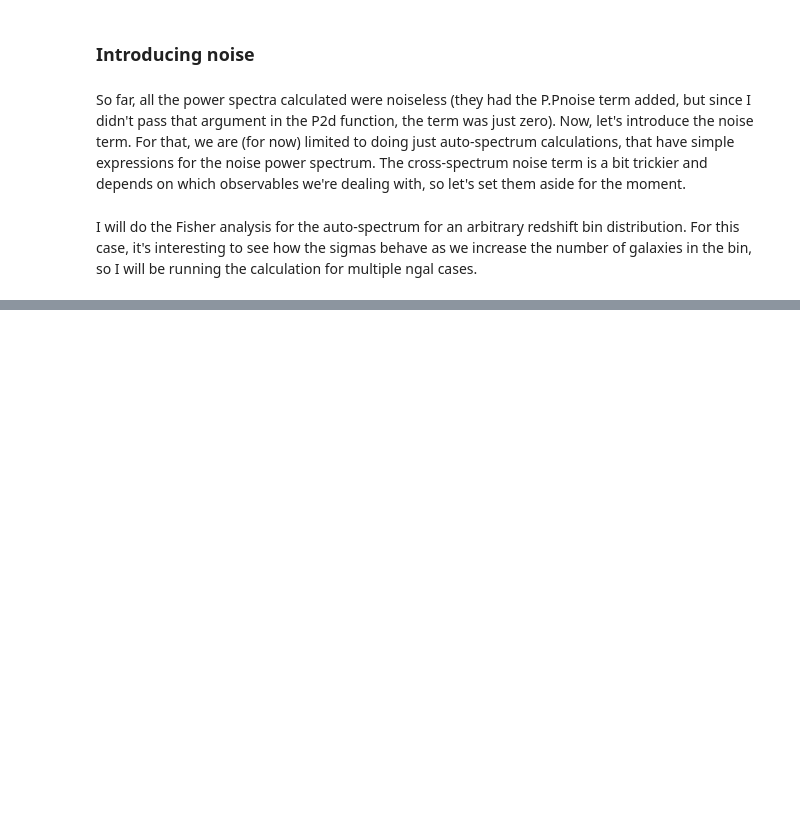
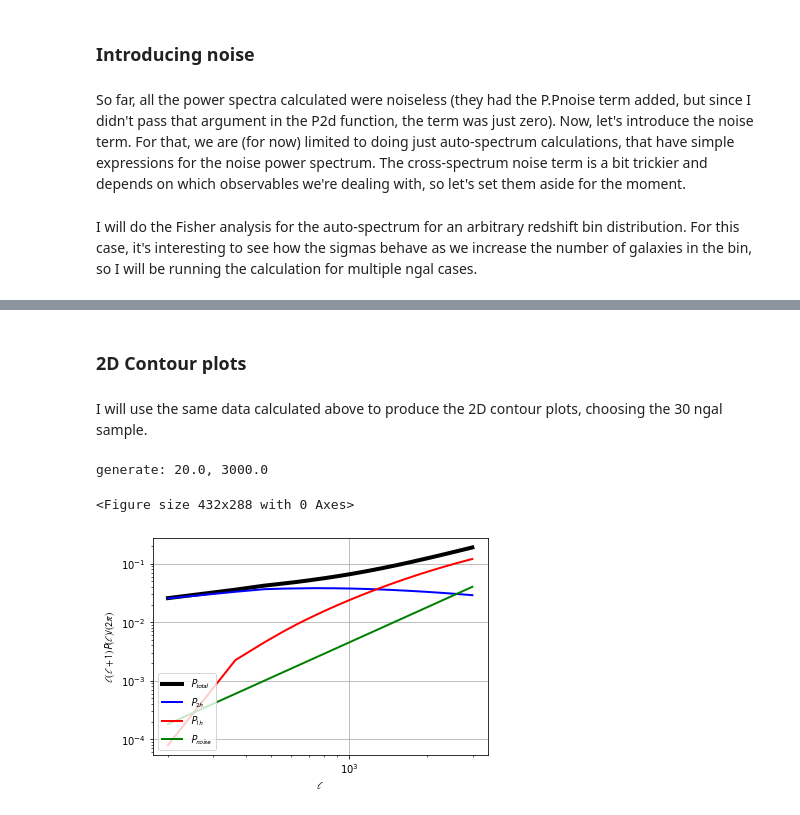
Before and after one commit to AnaCarolinaSOliveira/cross-LIM, a Jupyter notebook: test_Fisher.ipynb, the cells around one changed output, grey strips where cells are left out. Cells and saved outputs as stored; diff of their text form; code cells hidden in the pictures; blank space fills up the shorter version.

```diff
--- a/test_Fisher.ipynb
+++ b/test_Fisher.ipynb
@@ -501,0 +508,23 @@ plt.savefig('/Users/anacarolinaoliveira/Downloads/ngal_check.pdf')
+# %% [markdown]
+### 2D Contour plots
+# %% [markdown]
+I will use the same data calculated above to produce the 2D contour plots, choosing the 30 ngal sample.
+# %%
+import pygtc
+
+params_label = [r'$\Omega_b$', r'$\Omega_{cdm}$', r'$A_s/A_s^{fid}$', r'$n_s$']
+mus=[0.0493, 0.267, 2.3e-9, 0.9624]
+
+# taking a look at the power spectrum we're using for the contour plots
+lMin = 20.
+lMax = 3.e3
+nL = 101
+fsky = 1.
+L, dL, Nmodes, Le = generateEllBins(lMin, lMax, nL, fsky)
+w = WeightTracerLSSTBins(u, zphMin=binedges[5], zphMax=binedges[6], ngal=30)
+p2d = P2dAuto(u, u, w, lBins=L, pNoise=lambda l: 1./w.ngal, nProc=3, name='bin', save=True)
+p2d.plotP()
+# %% [output]
+generate: 20.0, 3000.0
+<Figure size 432x288 with 0 Axes>
+[figure, added]
```
Also changed, not shown: parts of 4 cells of this notebook.
